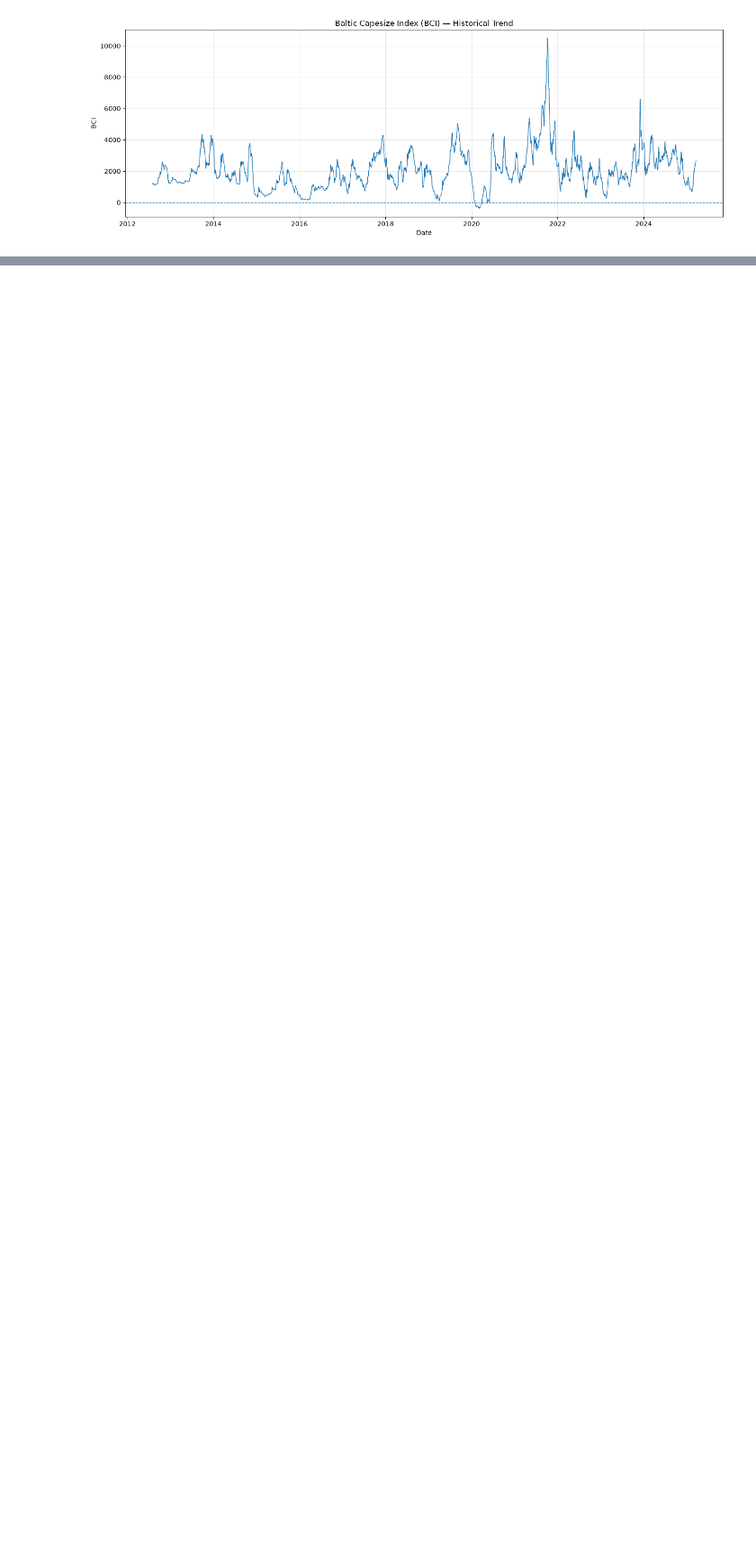
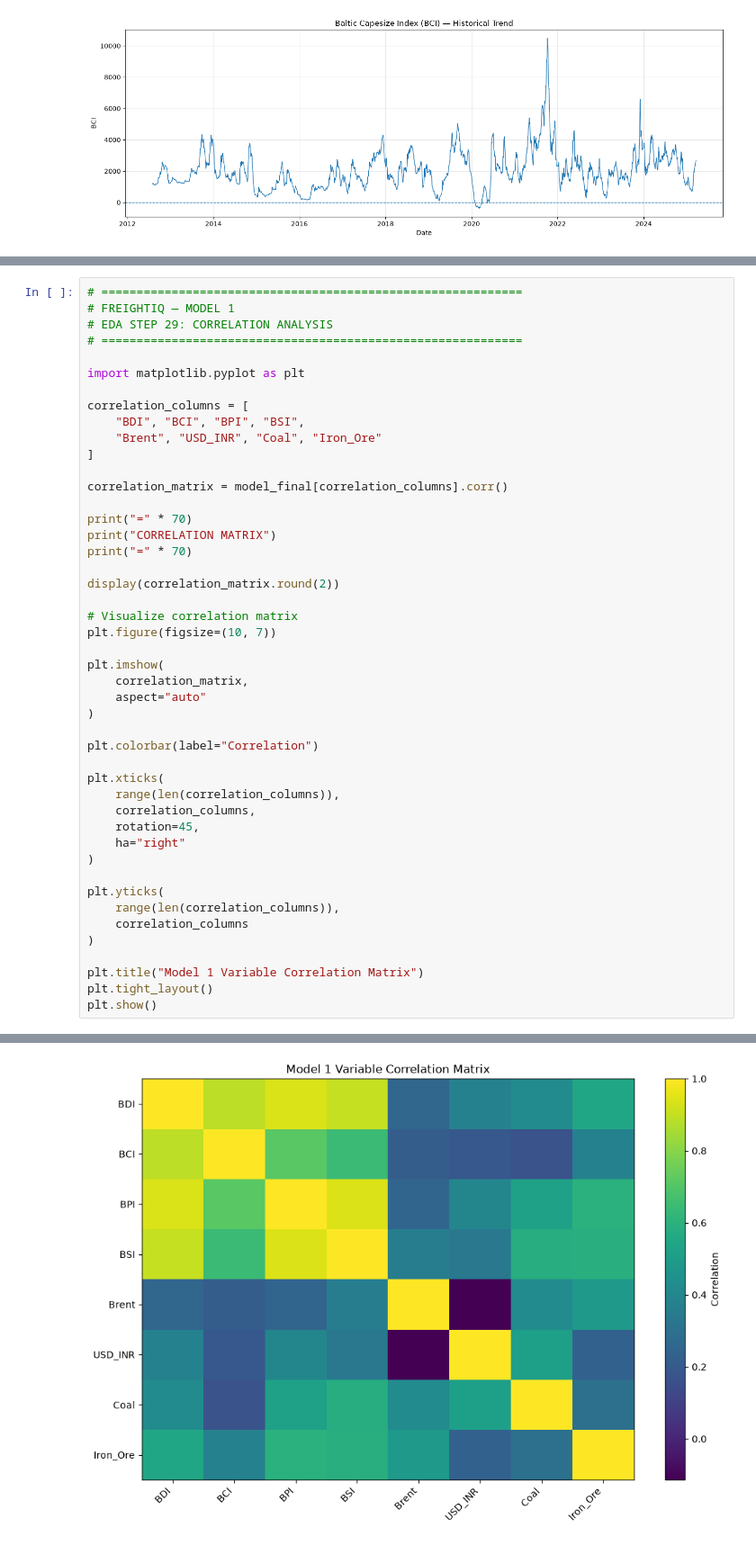
Before and after one commit to PradeepSargar/Freight-rate-forecasting-ML-project, a Jupyter notebook: notebooks/02_eda_and_preprocessing.ipynb, the cells around one changed output, grey strips where cells are left out. Shown at 90% size. Saved outputs shown, nothing was run; the diff lists cells and outputs as text; blank space fills up the shorter version.

```diff
--- a/notebooks/02_eda_and_preprocessing.ipynb
+++ b/notebooks/02_eda_and_preprocessing.ipynb
@@ -2196,0 +2292,47 @@ plt.show()
+# %%
+# ============================================================
+# FREIGHTIQ — MODEL 1
+# EDA STEP 29: CORRELATION ANALYSIS
+# ============================================================
+
+import matplotlib.pyplot as plt
+
+correlation_columns = [
+    "BDI", "BCI", "BPI", "BSI",
+    "Brent", "USD_INR", "Coal", "Iron_Ore"
+]
+
+correlation_matrix = model_final[correlation_columns].corr()
+
+print("=" * 70)
+print("CORRELATION MATRIX")
+print("=" * 70)
+
+display(correlation_matrix.round(2))
+
+# Visualize correlation matrix
+plt.figure(figsize=(10, 7))
+
+plt.imshow(
+    correlation_matrix,
+    aspect="auto"
+)
+
+plt.colorbar(label="Correlation")
+
+plt.xticks(
+    range(len(correlation_columns)),
+    correlation_columns,
+    rotation=45,
+    ha="right"
+)
+
+plt.yticks(
+    range(len(correlation_columns)),
+    correlation_columns
+)
+
+plt.title("Model 1 Variable Correlation Matrix")
+plt.tight_layout()
+plt.show()
+# %% [output]
@@ -2196,0 +2351 @@ plt.show()
+[figure, added]
```
Also changed, not shown: parts of 9 cells of this notebook, 1 other file.
